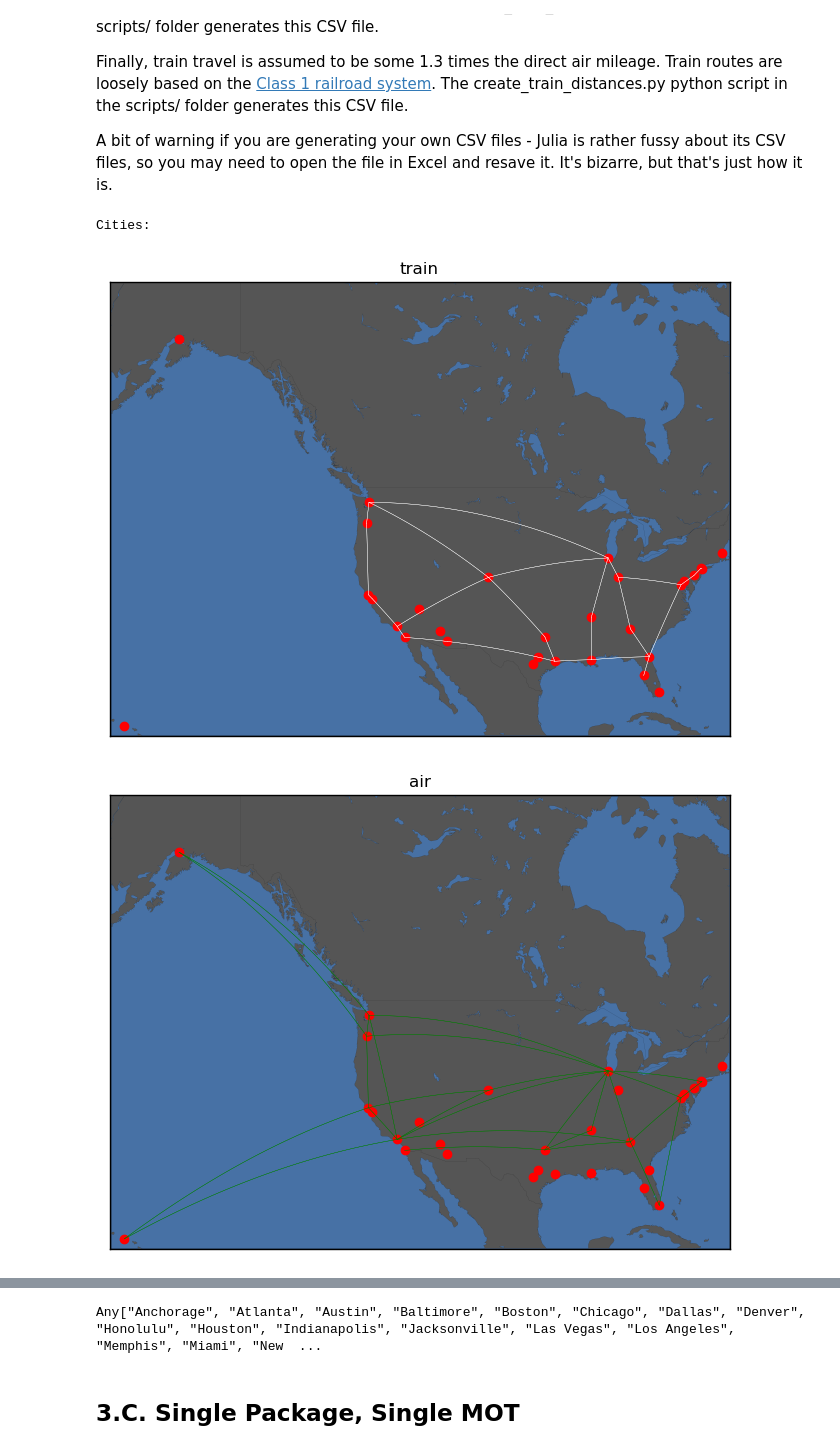
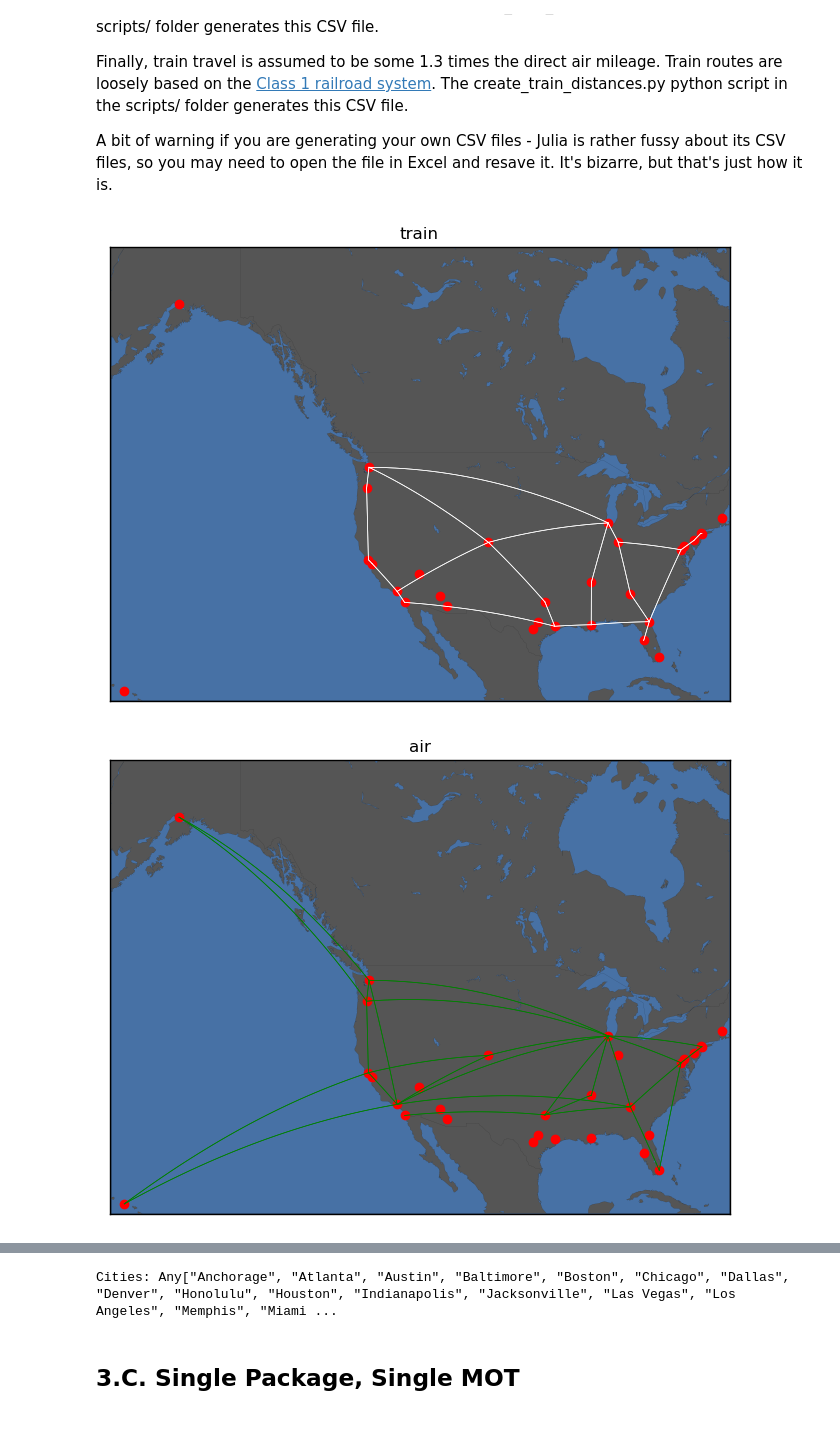
Before and after one commit to evandez/overnight-shipping, a Jupyter notebook: report.ipynb, the cells around one changed output, grey strips where cells are left out. Drawn from its saved outputs; the diff is of its cells as text; code cells hidden in the pictures.

```diff
--- a/report.ipynb
+++ b/report.ipynb
@@ -235,34 +235,33 @@ function plot_all_mots(city_names, latitudes, longitudes, mot_dict, colors)
 
         # draw each active edge between cities
         for i in city_names
             distances = mot_dict[mot]
             for j in city_names
                 if i == j || distances[i, j] <= 0 || distances[i, j] >= 1e9
                     continue
                 end
 
                 m[:drawgreatcircle](
                     longitudes[i], latitudes[i], longitudes[j], latitudes[j],
-                    linewidth=0.25, color=color, linestyle="-")
+                    linewidth=0.5, color=color, linestyle="-")
             end
         end
     end
 
     plt[:show]()
 end
 
 mot_dict = Dict(
     "air" => "air_distances.csv",
     "road" => "road_distances.csv",
     "train" => "train_distances.csv"
 )
 
 MOT_COLORS = ["w", "g", "b"]
 
 cities, latitudes, longitudes, mot_distances = parse_mots(mot_dict, "cities_latlong.csv")
 plot_all_mots(cities, latitudes, longitudes, mot_distances, MOT_COLORS)
 println("Cities: ", cities)
 # %% [output]
-Cities:
-[figure, old version]
+[figure, new version]
-[figure, old version]
+[figure, new version]
@@ -270,4 +269,4 @@ Cities:
-Any["Anchorage", "Atlanta", "Austin", "Baltimore", "Boston", "Chicago", "Dallas", "Denver", "Honolulu", "Houston", "Indianapolis", "Jacksonville", "Las Vegas", "Los Angeles", "Memphis", "Miami", "New  ...
+Cities: Any["Anchorage", "Atlanta", "Austin", "Baltimore", "Boston", "Chicago", "Dallas", "Denver", "Honolulu", "Houston", "Indianapolis", "Jacksonville", "Las Vegas", "Los Angeles", "Memphis", "Miami ...
 # %% [markdown]
 ## 3.C. Single Package, Single MOT
 # %%
```
Also changed, not shown: parts of 5 cells of this notebook.
